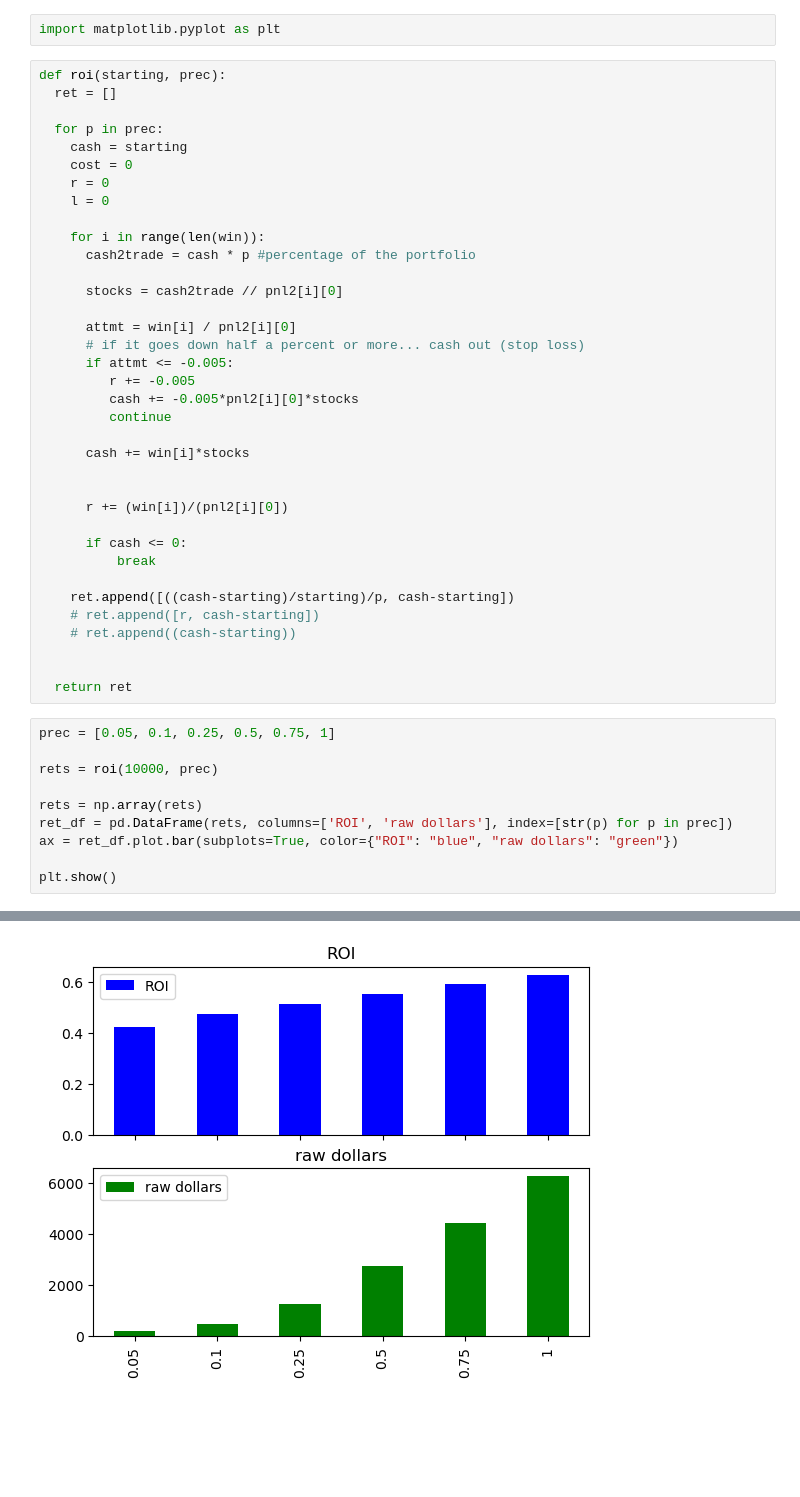
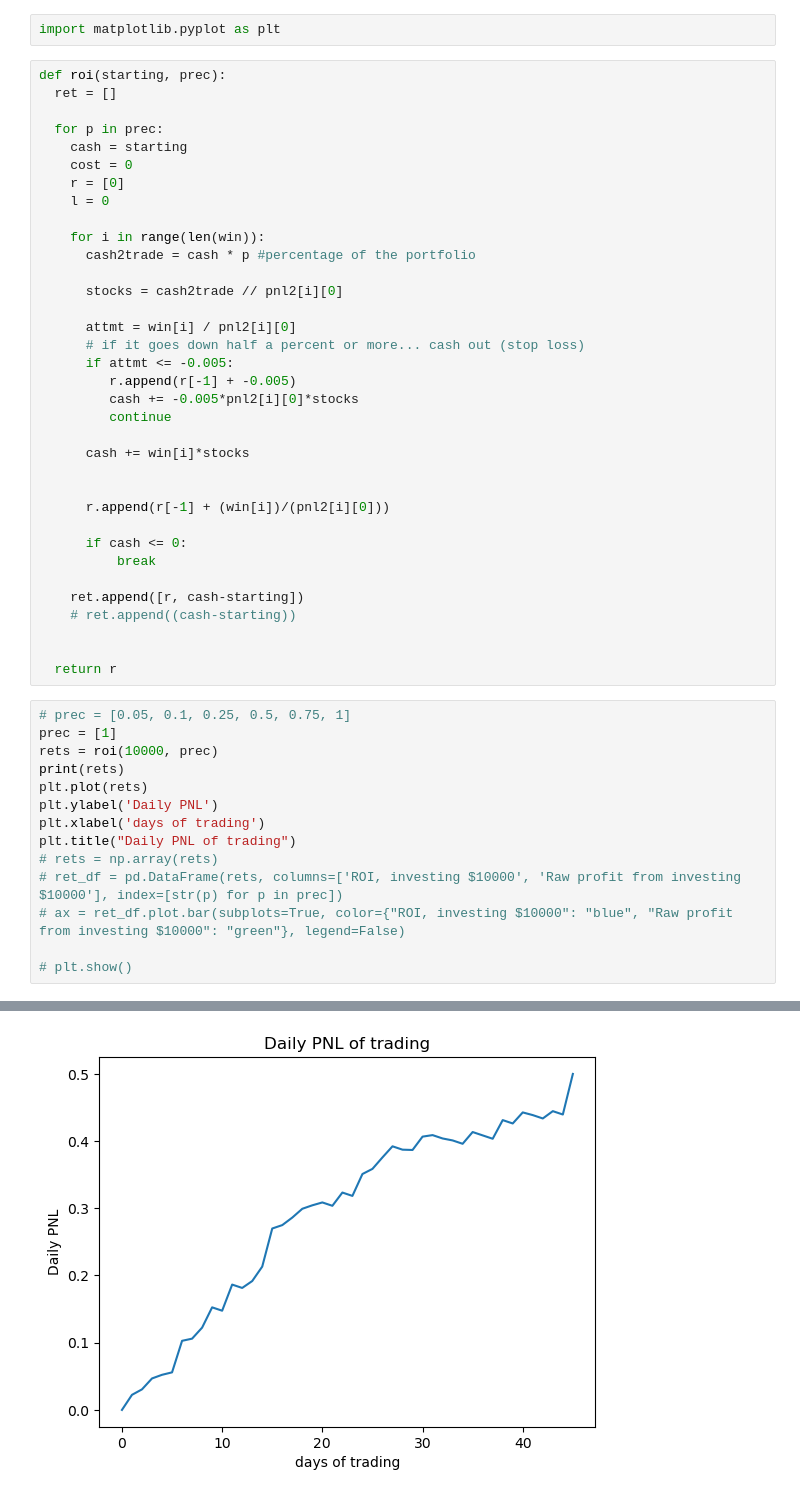
Before and after one commit to nick-moran/stock_pred_proj, a Jupyter notebook: stock_strat_days_tweets_mkthours_short.ipynb, the cells around one changed output, grey strips where cells are left out. Saved outputs shown, nothing was run; the diff lists cells and outputs as text; blank space fills up the shorter version.

```diff
--- a/stock_strat_days_tweets_mkthours_short.ipynb
+++ b/stock_strat_days_tweets_mkthours_short.ipynb
@@ -199,7 +199,7 @@ def roi(starting, prec):
   for p in prec:
     cash = starting
     cost = 0
-    r = 0
+    r = [0]
     l = 0
 
     for i in range(len(win)):
@@ -210,32 +210,35 @@ def roi(starting, prec):
       attmt = win[i] / pnl2[i][0]
       # if it goes down half a percent or more... cash out (stop loss)
       if attmt <= -0.005:
-         r += -0.005
+         r.append(r[-1] + -0.005)
          cash += -0.005*pnl2[i][0]*stocks
          continue
 
       cash += win[i]*stocks
 
 
-      r += (win[i])/(pnl2[i][0])
+      r.append(r[-1] + (win[i])/(pnl2[i][0]))
 
       if cash <= 0:
           break
 
-    ret.append([((cash-starting)/starting)/p, cash-starting])
-    # ret.append([r, cash-starting])
+    ret.append([r, cash-starting])
     # ret.append((cash-starting))
 
 
-  return ret
+  return r
 # %%
-prec = [0.05, 0.1, 0.25, 0.5, 0.75, 1]
+# prec = [0.05, 0.1, 0.25, 0.5, 0.75, 1]
+prec = [1]
+rets = roi(10000, prec)
+print(rets)
+plt.plot(rets)
+plt.ylabel('Daily PNL')
+plt.xlabel('days of trading')
+plt.title("Daily PNL of trading")
+# rets = np.array(rets)
+# ret_df = pd.DataFrame(rets, columns=['ROI, investing $10000', 'Raw profit from investing $10000'], index=[str(p) for p in prec])
+# ax = ret_df.plot.bar(subplots=True, color={"ROI, investing $10000": "blue", "Raw profit from investing $10000": "green"}, legend=False)
 
-rets = roi(10000, prec)
-
-rets = np.array(rets)
-ret_df = pd.DataFrame(rets, columns=['ROI', 'raw dollars'], index=[str(p) for p in prec])
-ax = ret_df.plot.bar(subplots=True, color={"ROI": "blue", "raw dollars": "green"})
-
-plt.show()
+# plt.show()
 # %% [output]
@@ -242 +247 @@ plt.show()
-[figure, old version]
+[figure, new version]
```
Also changed, not shown: parts of 1 cell of this notebook.
